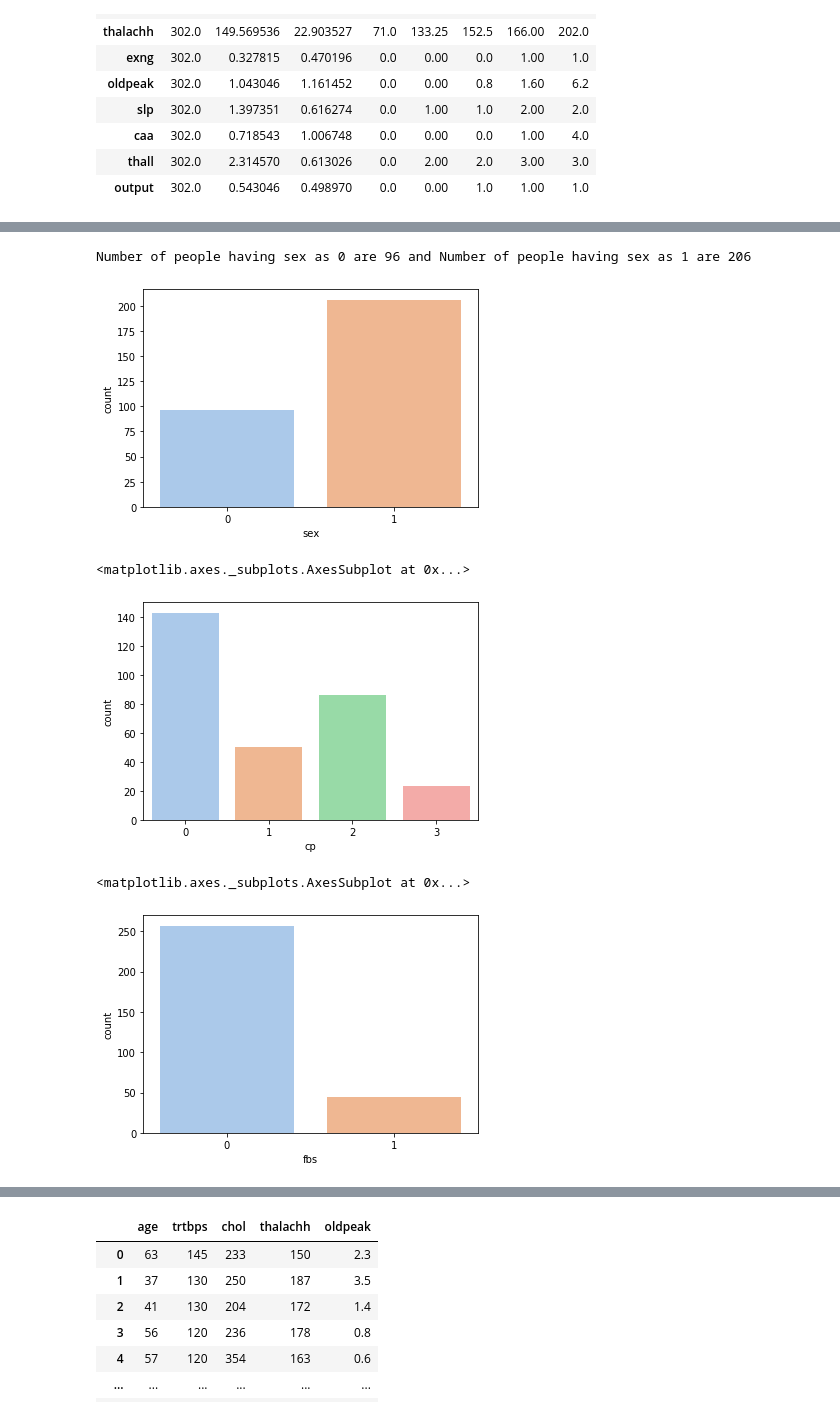
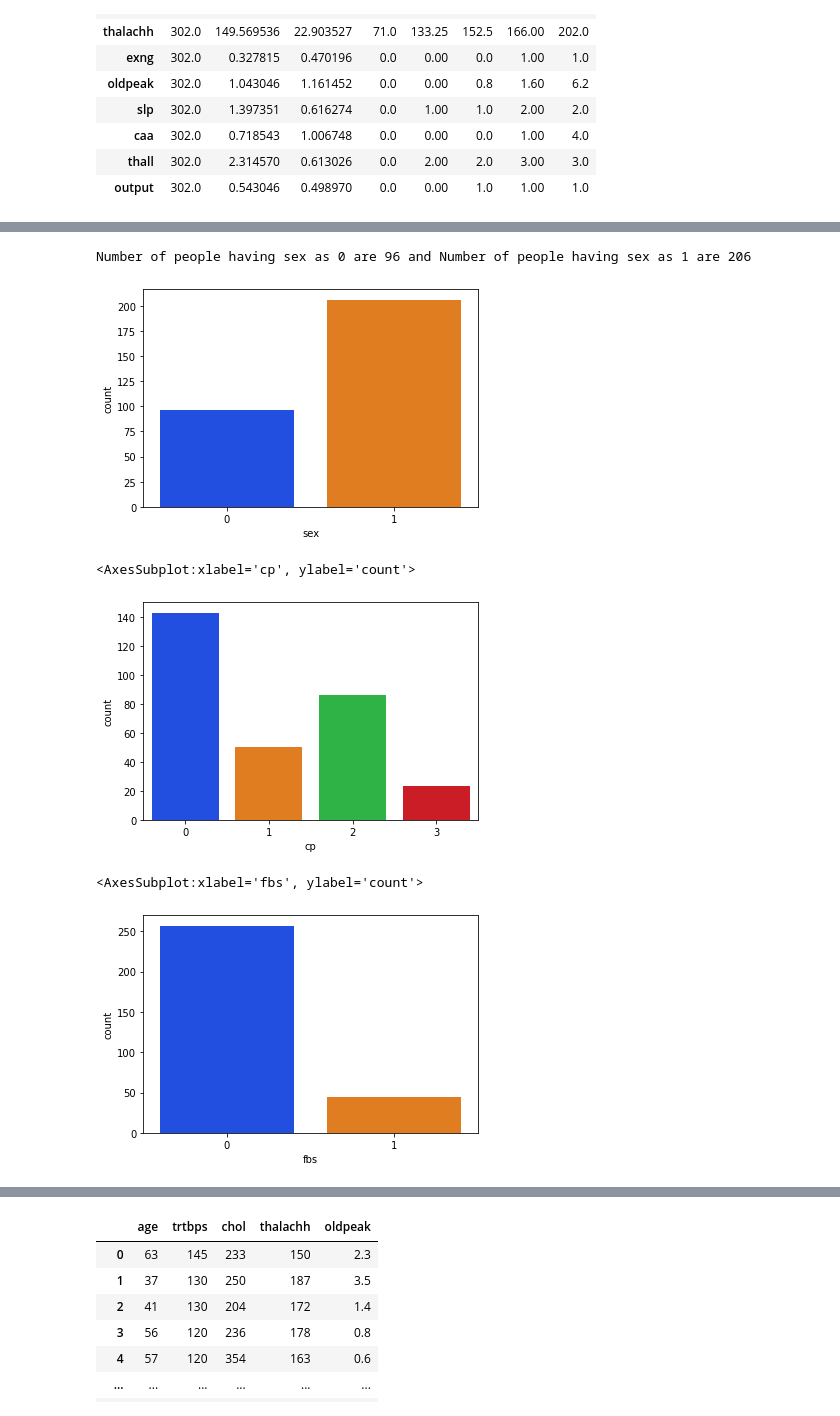
Before and after one commit to vapork/CS524ML, a Jupyter notebook: Heart Prediction.ipynb, the cells around one changed output, grey strips where cells are left out. Cells and saved outputs as stored; diff of their text form; code cells hidden in the pictures.

```diff
--- a/Heart Prediction.ipynb
+++ b/Heart Prediction.ipynb
@@ -23,7 +26,8 @@ from sklearn.ensemble import AdaBoostClassifier
 import xgboost as xgb
 # %%
 #Reading the csv file heart.csv in variable
-df=pd.read_csv('heart.csv')
+heartdata='s3://heartp/heart.csv'
+df=pd.read_csv(heartdata)
 # %%
 # looking at the first 5 rows of our data
 df.head()
@@ -138,19 +142,19 @@ THALL :[1 2 3 0]
 EXNG :[0 1]
 # %%
 print(f'Number of people having sex as 0 are {df.sex.value_counts()[0]} and Number of people having sex as 1 are {df.sex.value_counts()[1]}')
-p = sns.countplot(data=df, x="sex", palette='pastel')
+p = sns.countplot(data=df, x="sex", palette='bright')
 plt.show()
 # %% [output]
 Number of people having sex as 0 are 96 and Number of people having sex as 1 are 206
-[figure, old version]
+[figure, new version]
 # %%
-sns.countplot(x='cp', data=df, palette='pastel')
+sns.countplot(x='cp', data=df, palette='bright')
 # %% [output]
-<matplotlib.axes._subplots.AxesSubplot at 0x...>
+<AxesSubplot:xlabel='cp', ylabel='count'>
-[figure, old version]
+[figure, new version]
 # %%
-sns.countplot(x='fbs', data=df, palette='pastel')
+sns.countplot(x='fbs', data=df, palette='bright')
 # %% [output]
-<matplotlib.axes._subplots.AxesSubplot at 0x...>
+<AxesSubplot:xlabel='fbs', ylabel='count'>
-[figure, old version]
+[figure, new version]
 # %%
```
Also changed, not shown: parts of 21 cells of this notebook.
